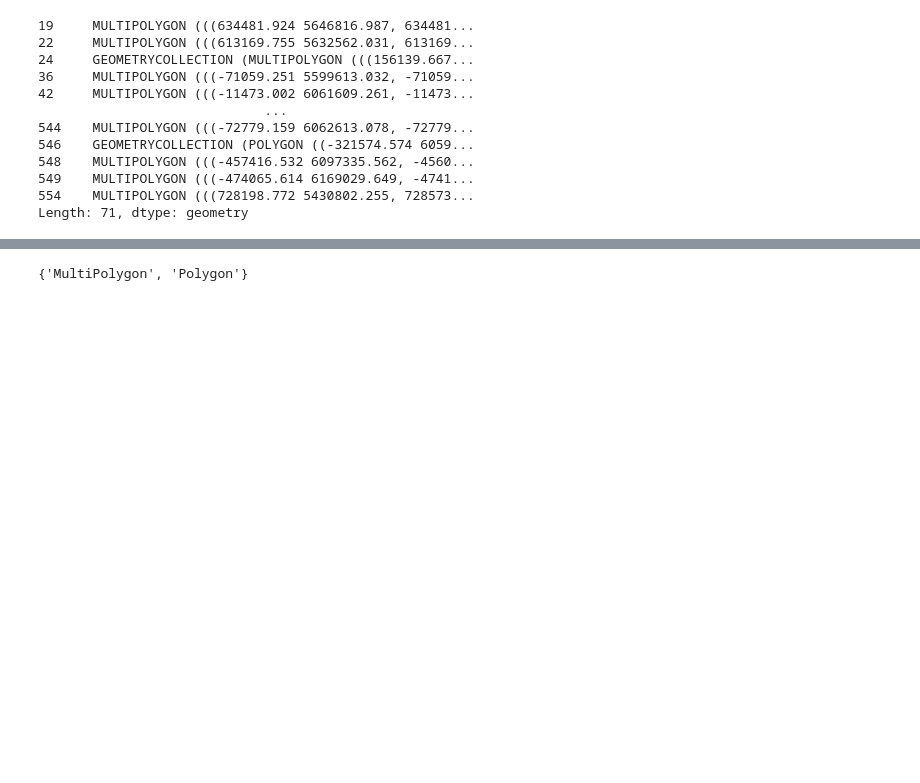
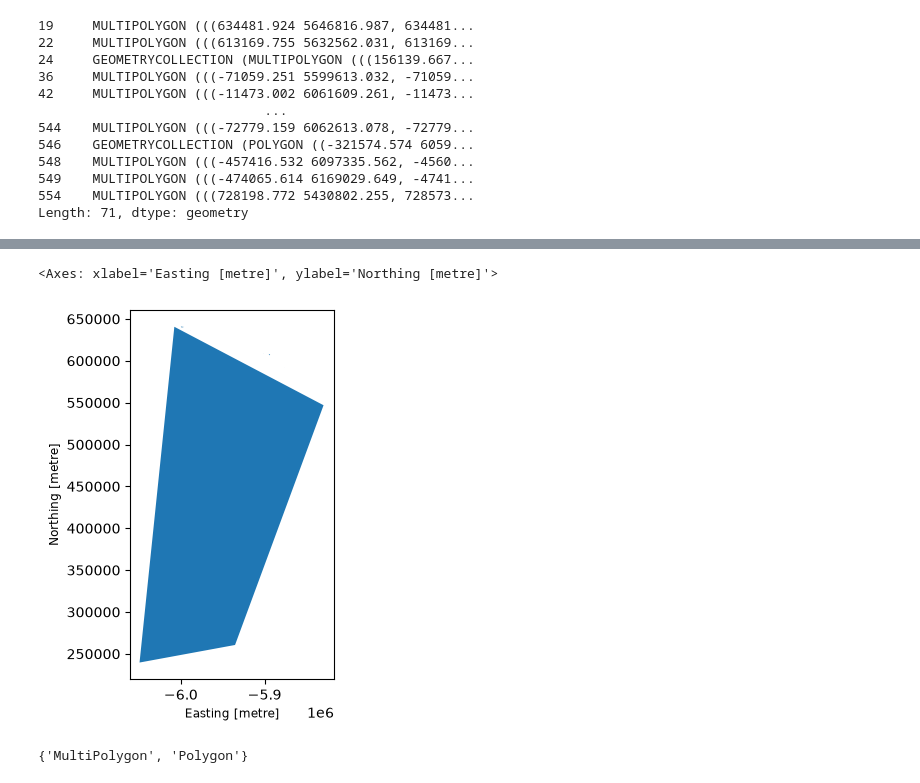
Before and after one commit to dataforgoodfr/mobibi, a Jupyter notebook: data/pierre/Find_circo_address/circo_adresse_dev.ipynb, the cells around one changed output, grey strips where cells are left out. Saved outputs shown, nothing was run; the diff lists cells and outputs as text; code cells hidden in the pictures; blank space fills up the shorter version.

```diff
--- a/data/pierre/Find_circo_address/circo_adresse_dev.ipynb
+++ b/data/pierre/Find_circo_address/circo_adresse_dev.ipynb
@@ -132,0 +234,3 @@ Length: 71, dtype: geometry
+# %%
+gpf_insee_3857_simplified_fixed = gpf_insee_3857_simplified.copy()
+gpf_insee_3857_simplified_fixed.geometry = gpf_insee_3857_simplified.geometry.apply(repair_polygonal)
@@ -132,0 +239,19 @@ Length: 71, dtype: geometry
+# %%
+AREA_TOLERANCE = 1e-9        # relative
+
+
+def repair_with_area_check(geom: BaseGeometry, tol: float = AREA_TOLERANCE):
+    before = geom.area
+    fixed = repair_polygonal(geom)
+    after = fixed.area
+
+    if before > 0:
+        drift = abs(after - before) / before
+        if drift > tol:
+            raise ValueError(
+                f"repair changed area by {drift:.2%} "
+                f"({before:.6f} -> {after:.6f})"
+            )
+    return fixed
+# %%
+gpf_insee_3857_simplified_fixed.geometry = gpf_insee_3857_simplified.geometry.apply(repair_with_area_check)
@@ -133,3 +283,10 @@ Length: 71, dtype: geometry
+# %%
+gpf_insee_3857_simplified_fixed = gpf_insee_3857_simplified_fixed.simplify_coverage(tolerance=100000)
+# %%
+gpf_insee_3857_simplified_fixed.iloc[[0]].plot()
+# %% [output]
+<Axes: xlabel='Easting [metre]', ylabel='Northing [metre]'>
+[figure, added]
 # %%
 gpf_insee_3857_simplified = gpf_insee_3857_simplified[gpf_insee_3857_simplified.geometry.type.isin(["Polygon","MultiPolygon"])].copy()
 # %%
```
Also changed, not shown: parts of 28 cells of this notebook.
